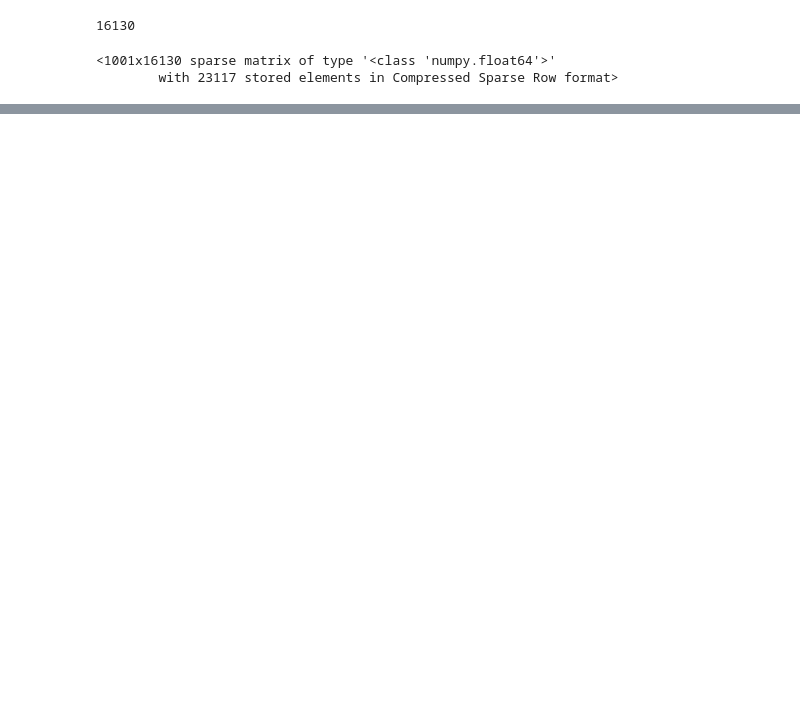
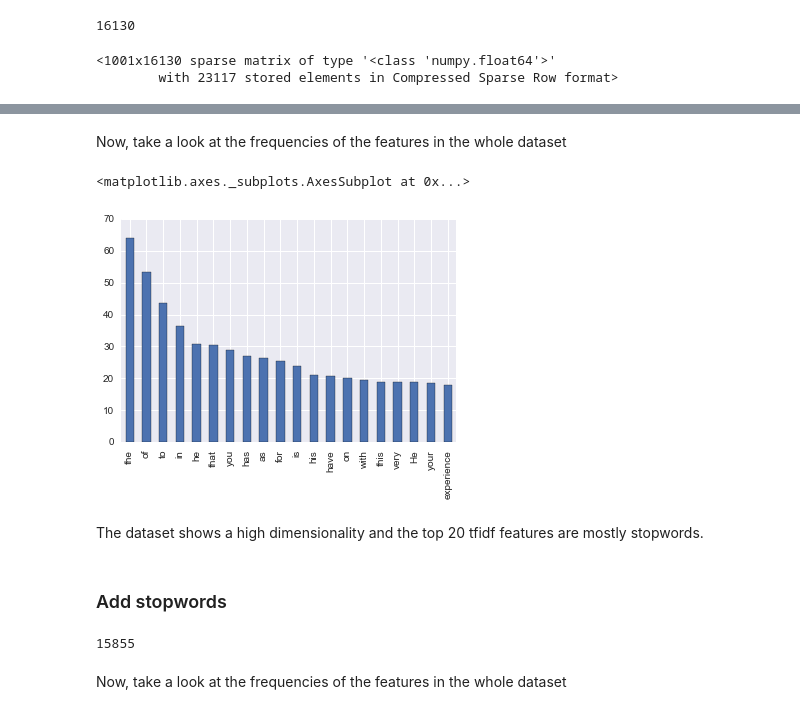
Before and after one commit to eduardozamudio/pj_fit, a Jupyter notebook: notebooks/exploratory analysis.ipynb, the cells around one changed output, grey strips where cells are left out. Cells and saved outputs as stored; diff of their text form; code cells hidden in the pictures; blank space fills up the shorter version.

Commit message:
Add ngram top20 tfidf chart

```diff
--- a/notebooks/exploratory analysis.ipynb
+++ b/notebooks/exploratory analysis.ipynb
@@ -120,0 +105,13 @@ vec_fit[idx_D_labeled, :]
+# %% [markdown]
+Now, take a look at the frequencies of the features in the whole dataset
+# %%
+features_tfidf = pd.Series(vec_fit[idx_D_labeled, :].T.sum(axis=1).ravel().tolist()[0], index=vec.get_feature_names())
+# %%
+features_tfidf.sort_values(ascending=False)[:20].plot(kind='bar')
+# %% [output]
+<matplotlib.axes._subplots.AxesSubplot at 0x...>
+[figure, added]
+# %% [markdown]
+The dataset shows a high dimensionality and the top 20 tfidf features are mostly stopwords.
+# %% [markdown]
+### Add stopwords
@@ -120,0 +122,6 @@ vec_fit[idx_D_labeled, :]
+# %%
+len(vec.get_feature_names())
+# %% [output]
+15855
+# %% [markdown]
+Now, take a look at the frequencies of the features in the whole dataset
```
Also changed, not shown: parts of 17 cells of this notebook.
